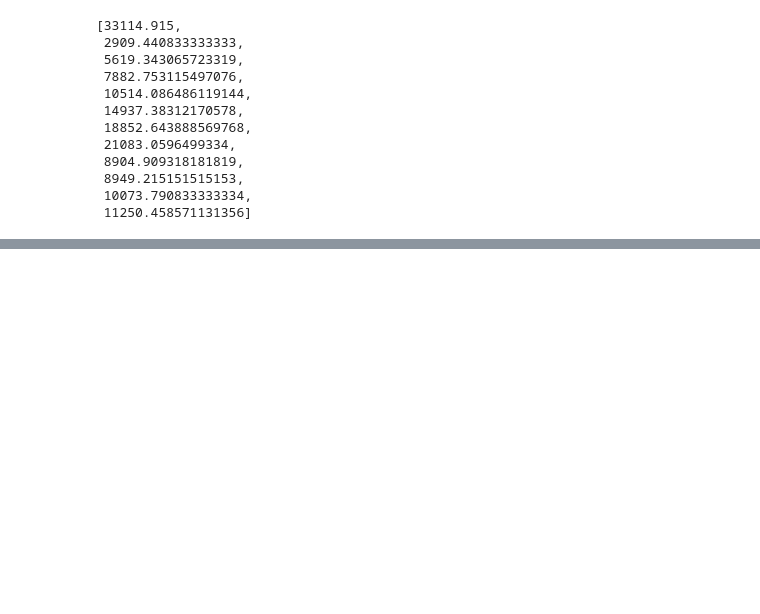
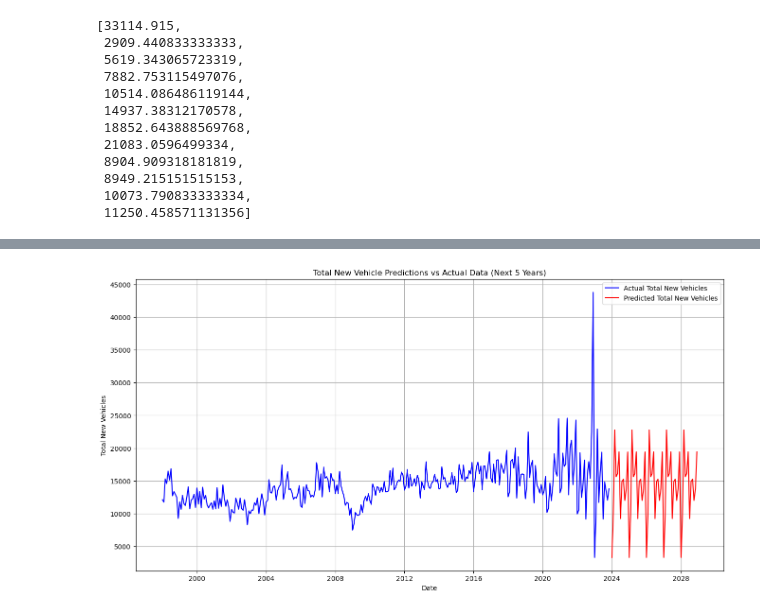
Before and after one commit to Ahmet-C-C/Car-Registration-Comparison-Between-Ireland-and-Norway, a Jupyter notebook: Msc CA02.ipynb, the cells around one changed output, grey strips where cells are left out. Cells and saved outputs as stored; diff of their text form; code cells hidden in the pictures; blank space fills up the shorter version.

```diff
--- a/Msc CA02.ipynb
+++ b/Msc CA02.ipynb
@@ -1554,0 +1628,18 @@ TypeError: unsupported operand type(s) for +: 'int' and 'pandas._libs.tslibs.off
+# %%
+# Creating a DataFrame for future predictions (next 5 years)
+current_year = dfnor['Year'].max()
+future_years1 = np.arange(current_year + 1, current_year + 6)
+months = np.arange(1, 13)
+
+# Creating a grid of year and month for future predictions
+future_data1 = [(year, month) for year in future_years1 for month in months]
+future_df1 = pd.DataFrame(future_data1, columns=['Year', 'Month'])
+
+# Making predictions for the next 5 years
+future_predictions1 = best_gbr.predict(future_df1)
+
+# Adding predictions to the DataFrame
+future_df1['Predicted Total New Vehicles'] = future_predictions1
+
+# Displaying the predictions for the next 5 years
+future_df1.head(10), future_df1.tail(10)  # Displaying first and last 10 rows for brevity
@@ -1554,0 +1664,24 @@ TypeError: unsupported operand type(s) for +: 'int' and 'pandas._libs.tslibs.off
+# %%
+import matplotlib.pyplot as plt
+
+# Re-creating the datetime column for the original and future data for plotting
+dfnor['Date'] = pd.to_datetime(dfnor['Year'].astype(str) + dfnor['Month'].astype(str), format='%Y%m')
+future_df1['Date'] = pd.to_datetime(future_df1['Year'].astype(str) + future_df1['Month'].astype(str), format='%Y%m')
+
+# Plotting
+plt.figure(figsize=(16, 8))
+
+# Plotting actual total new vehicles
+plt.plot(dfnor['Date'], dfnor['Total New Vehicles'], label='Actual Total New Vehicles', color='blue')
+
+# Plotting predicted total new vehicles
+plt.plot(future_df1['Date'], future_df1['Predicted Total New Vehicles'], label='Predicted Total New Vehicles', color='red')
+
+plt.title('Total New Vehicle Predictions vs Actual Data (Next 5 Years)')
+plt.xlabel('Date')
+plt.ylabel('Total New Vehicles')
+plt.legend()
+plt.grid(True)
+plt.show()
+# %% [output]
+[figure, added]
```
Also changed, not shown: parts of 22 cells of this notebook.
